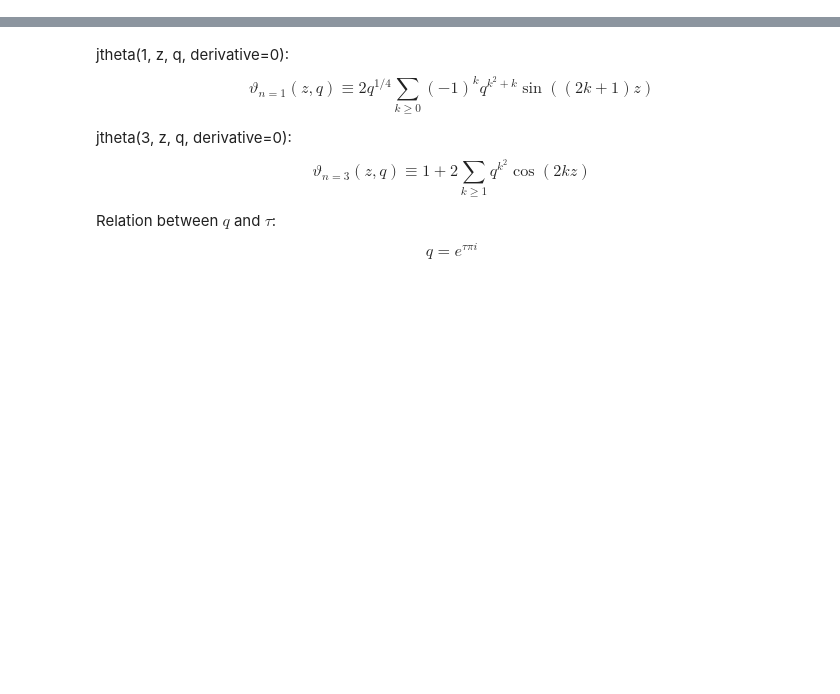
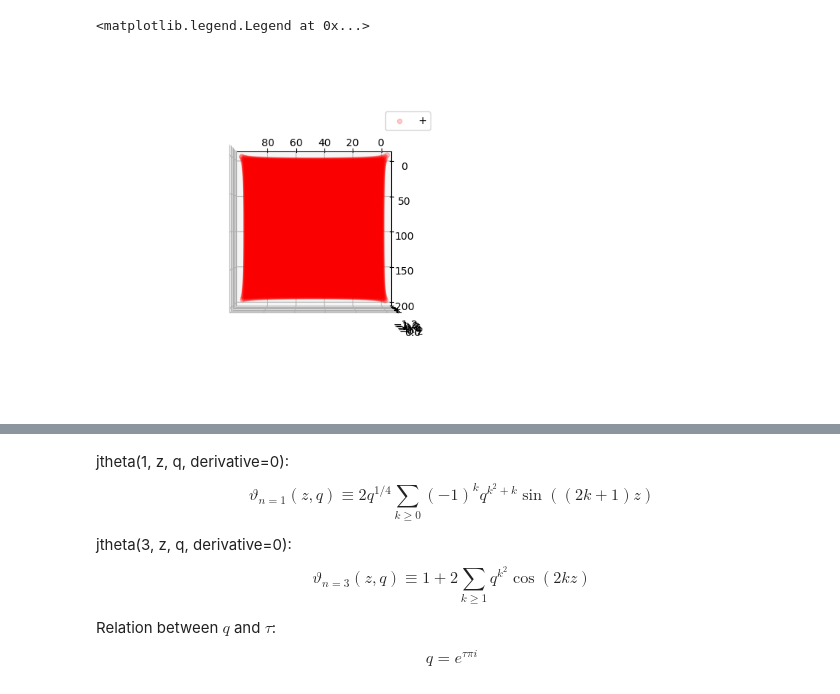
Before and after one commit to nobuyukimatsumoto68/hex, a Jupyter notebook: analysis.ipynb, the cells around one changed output, grey strips where cells are left out. Saved outputs shown, nothing was run; the diff lists cells and outputs as text; code cells hidden in the pictures; blank space fills up the shorter version.

```diff
--- a/analysis.ipynb
+++ b/analysis.ipynb
@@ -284,0 +258,10 @@ eta1 = -1.0/6.0 * th1(0, n=3)/th1(0, n=1)
+# %%
+Lx = 96 # 384 # 768 # 1536
+Ly = 2*Lx
+
+tau = Ly/Lx*np.exp( 1.0j*np.pi/3 )
+
+Nbintot = 22
+binsize = 1e2
+nskip = 2
+Nbin = Nbintot-nskip
@@ -454,0 +332,32 @@ format_print(jk.mean(), jk.err())
+# %%
+plt.close()
+fig = plt.figure(figsize=plt.figaspect(0.5))
+
+#################
+
+ax = fig.add_subplot(121, projection='3d')
+ax.view_init(elev=90., azim=90)
+
+ax.scatter(ss1.T[0], ss1.T[1], np.log( ss1.T[2]), c='r', marker='o', label="+", alpha=0.2)
+# ax.scatter(ss1.T[0], ss1.T[1], np.log(-ss1.T[2]), c='b', marker='o', label="-", alpha=0.2)
+ax.legend()
+
+# #################
+
+# ax = fig.add_subplot(122, projection='3d')
+# ax.view_init(elev=90., azim=90)
+# ax.scatter(etaeta_analytic.T[0], etaeta_analytic.T[1],
+#            np.log(np.real(etaeta_analytic.T[2])), c='r', marker='o', label="+", alpha=0.2)
+# ax.scatter(etaeta_analytic.T[0], etaeta_analytic.T[1],
+#            np.log(np.real(-etaeta_analytic.T[2])), c='b', marker='o', label="-", alpha=0.2)
+# ax.set_zlim( -5, 5)
+
+# ax.legend()
+
+# #################
+
+# fig.tight_layout()
+# # plt.savefig('../plt/re_xixi_above.pdf',bbox_inches='tight')
+# %% [output]
+<matplotlib.legend.Legend at 0x...>
+[figure, added]
```
Also changed, not shown: parts of 64 cells of this notebook.
